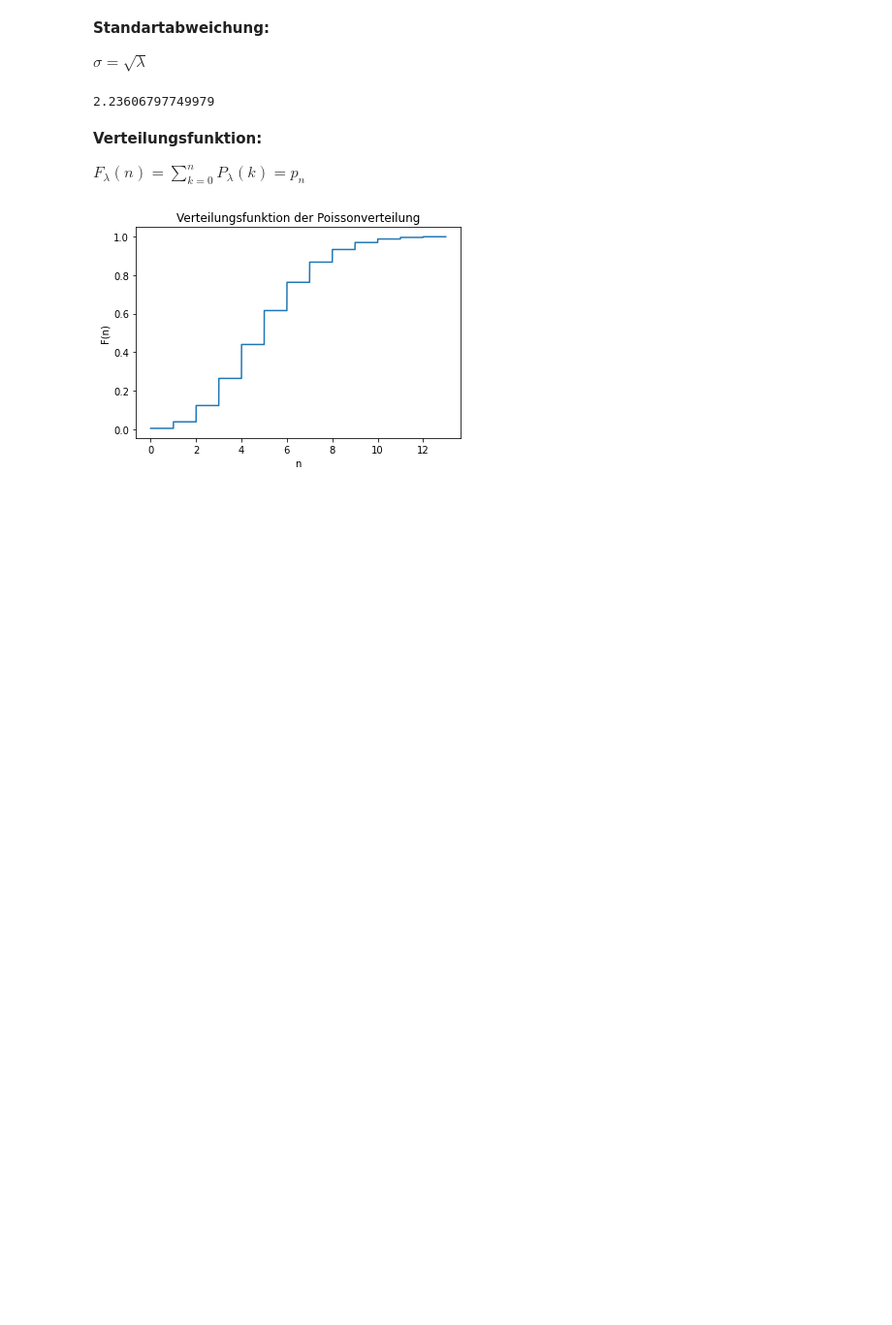
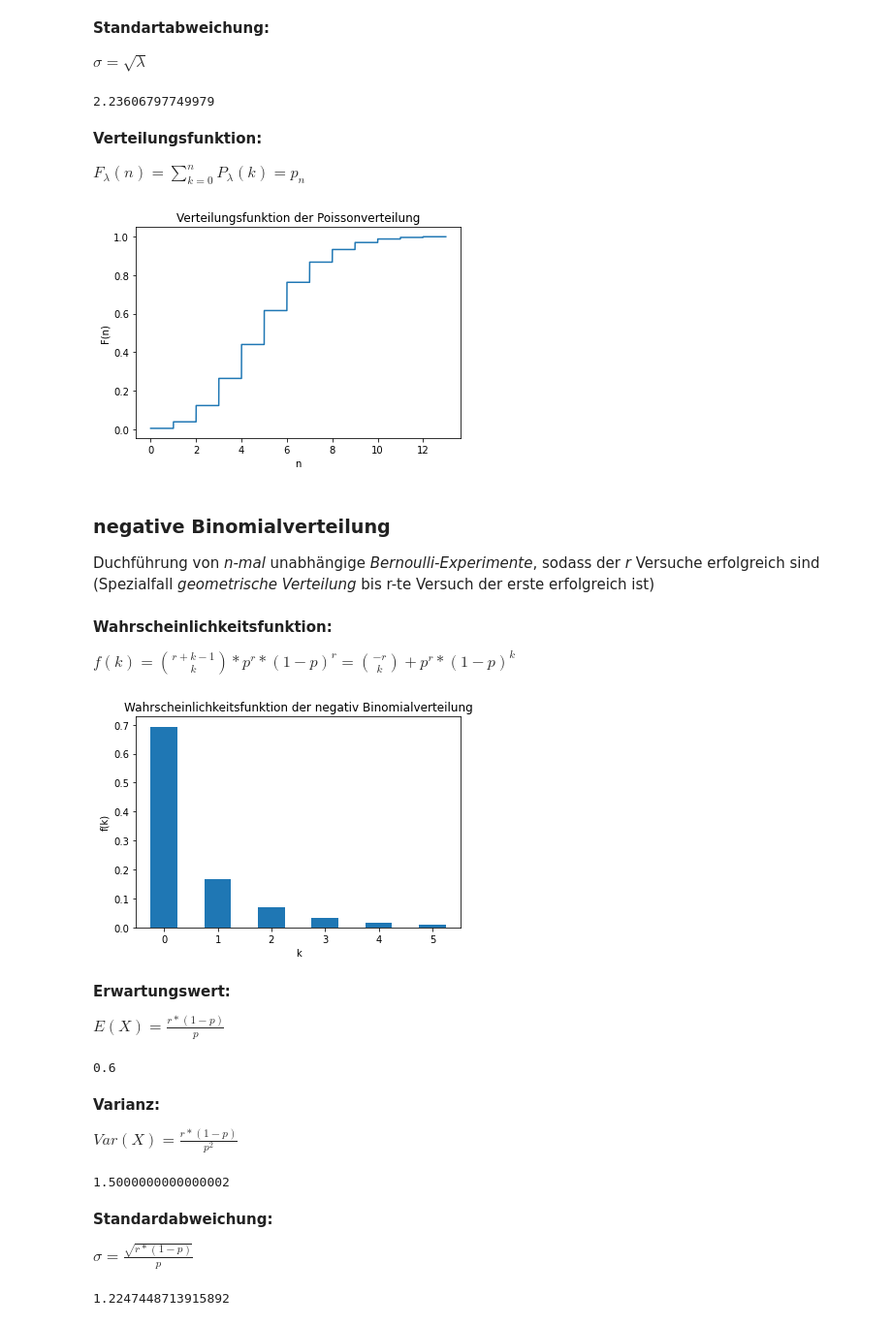
Before and after one commit to nicokossmann/Wahrscheinlichkeitsverteilungen, a Jupyter notebook: statistik.ipynb, the cells around one changed output. Shown at 97% size. Cells and saved outputs as stored; diff of their text form; code cells hidden in the pictures; blank space fills up the shorter version.

Commit message:
added Poisson-, negative Binomialverteilung

```diff
--- a/statistik.ipynb
+++ b/statistik.ipynb
@@ -208,3 +214,53 @@ plt.ylabel("F(n)")
 plt.show()
 # %% [output]
 [figure]
+# %% [markdown]
+### negative Binomialverteilung
+
+Duchführung von *n-mal* unabhängige *Bernoulli-Experimente*, sodass der *r* Versuche erfolgreich sind (Spezialfall *geometrische Verteilung* bis r-te Versuch der erste erfolgreich ist)
+# %% [markdown]
+**Wahrscheinlichkeitsfunktion:**
+
+$f(k) = \binom{r+k-1}{k}*p^{r}*(1-p)^{r} = \binom{-r}{k}+p^{r}*(1-p)^{k}$
+# %%
+from  scipy.stats import nbinom
+
+n = 5
+r = 0.4
+p = 0.4
+
+k = np.arange(0, n+1)
+nbino = np.array(nbinom.pmf(k, r, p))
+# %%
+plt.bar(k, nbino, width=0.5)
+plt.title("Wahrscheinlichkeitsfunktion der negativ Binomialverteilung")
+plt.xlabel("k")
+plt.ylabel("f(k)")
+plt.show()
+# %% [output]
+[figure, added]
+# %% [markdown]
+**Erwartungswert:**
+
+$E(X)=\frac{r*(1-p)}{p}$
+# %%
+nbino = nbinom(r,p)
+nbino.expect()
+# %% [output]
+0.6
+# %% [markdown]
+**Varianz:**
+
+$Var(X)=\frac{r*(1-p)}{p^{2}}$
+# %%
+nbino.var()
+# %% [output]
+1.5000000000000002
+# %% [markdown]
+**Standardabweichung:**
+
+$\sigma=\frac{\sqrt{r*(1-p)}}{p}$
+# %%
+nbino.std()
+# %% [output]
+1.2247448713915892
```
Also changed, not shown: parts of 11 cells of this notebook.
